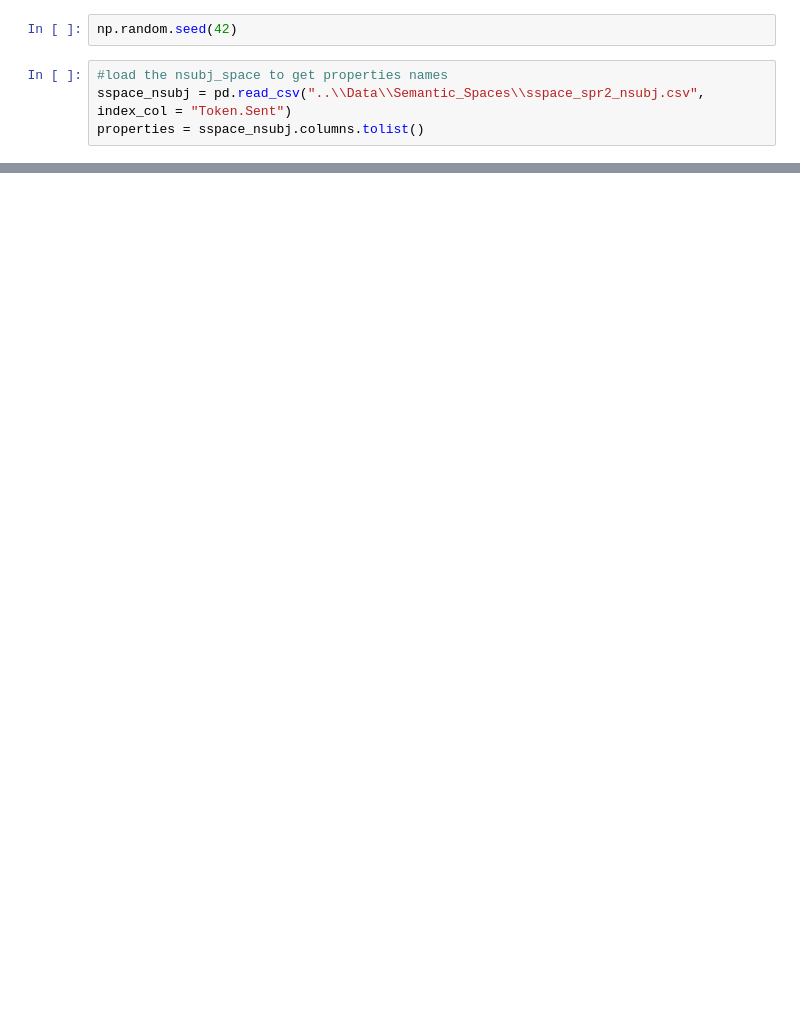
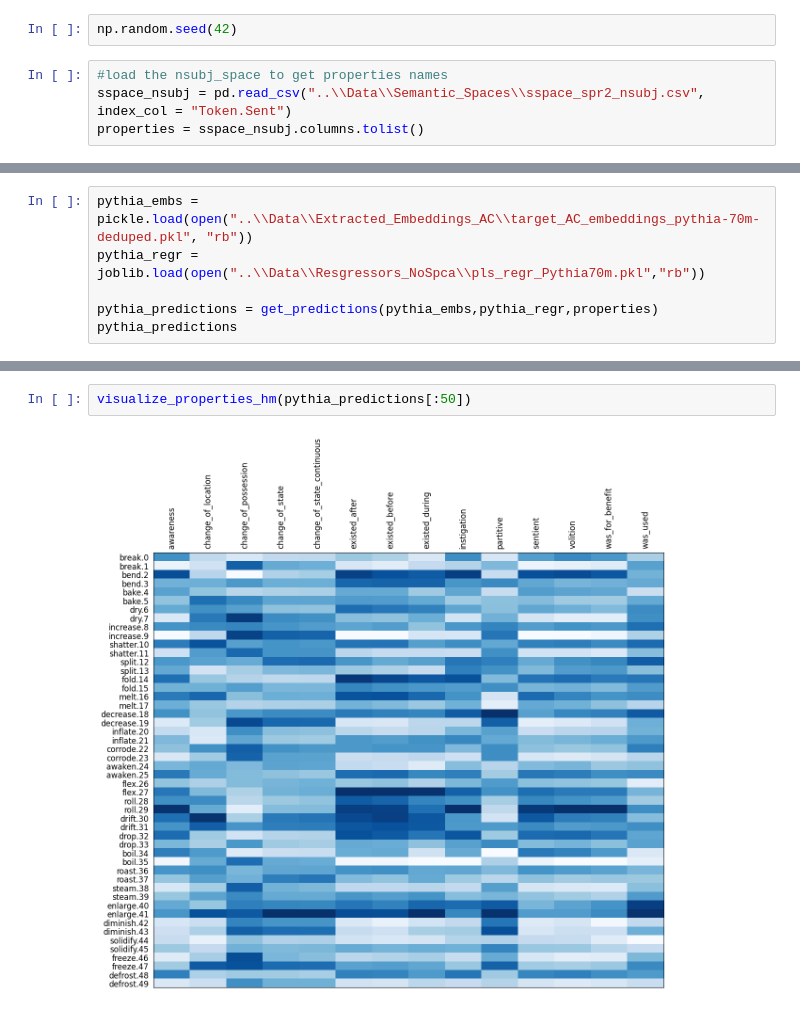
Before and after one commit to aittam9/PaperLeL, a Jupyter notebook: Code/Anticausative_Predictions.ipynb, the cells around one changed output, grey strips where cells are left out. Drawn from its saved outputs; the diff is of its cells as text; blank space fills up the shorter version.

```diff
--- a/Code/Anticausative_Predictions.ipynb
+++ b/Code/Anticausative_Predictions.ipynb
@@ -60,0 +108,6 @@ bb_predictions.apply(lambda x:(x-x.min())/(x.max()-x.min()))
+# %%
+pythia_embs = pickle.load(open("..\\Data\\Extracted_Embeddings_AC\\target_AC_embeddings_pythia-70m-deduped.pkl", "rb"))
+pythia_regr = joblib.load(open("..\\Data\\Resgressors_NoSpca\\pls_regr_Pythia70m.pkl","rb"))
+
+pythia_predictions = get_predictions(pythia_embs,pythia_regr,properties)
+pythia_predictions
@@ -60,0 +128,4 @@ bb_predictions.apply(lambda x:(x-x.min())/(x.max()-x.min()))
+# %%
+visualize_properties_hm(pythia_predictions[:50])
+# %% [output]
+[figure, added]
```
Also changed, not shown: parts of 32 cells of this notebook, 5 other files.
